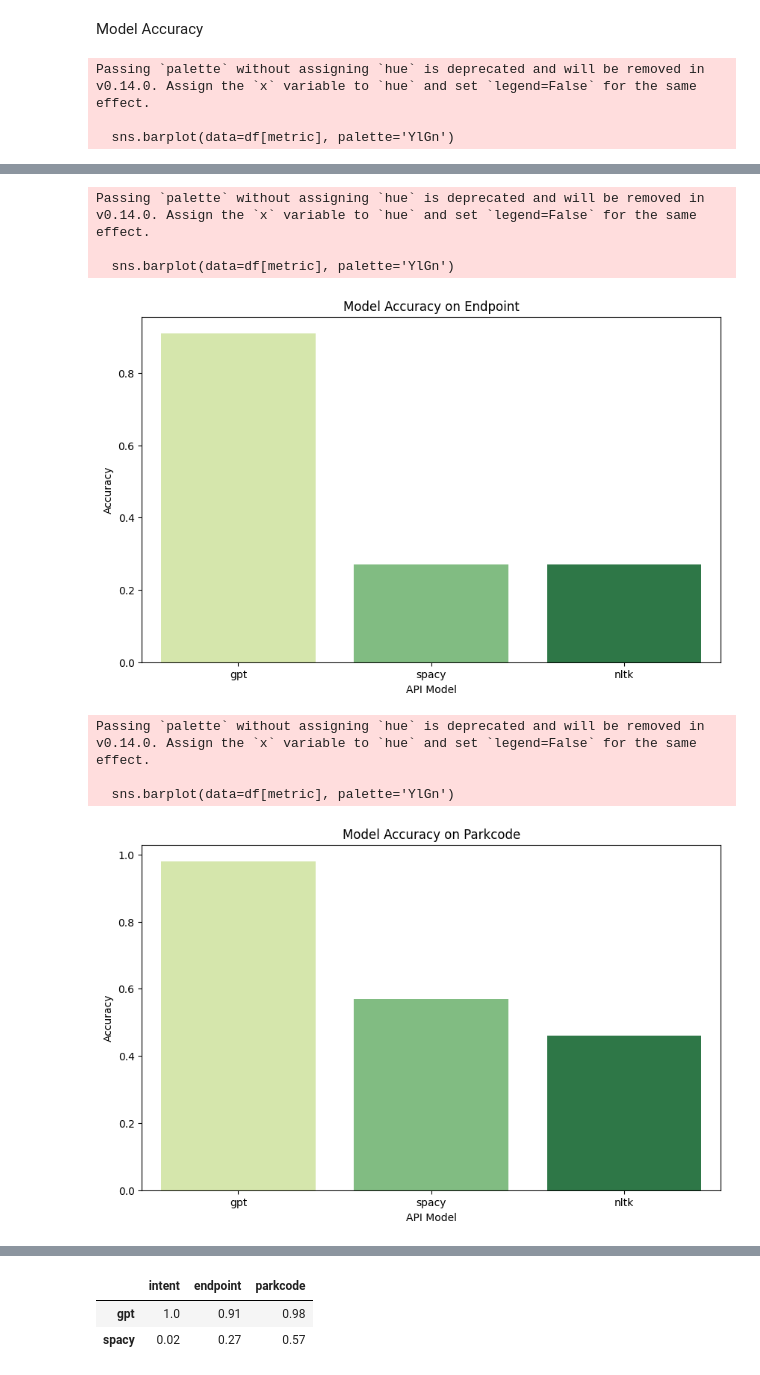
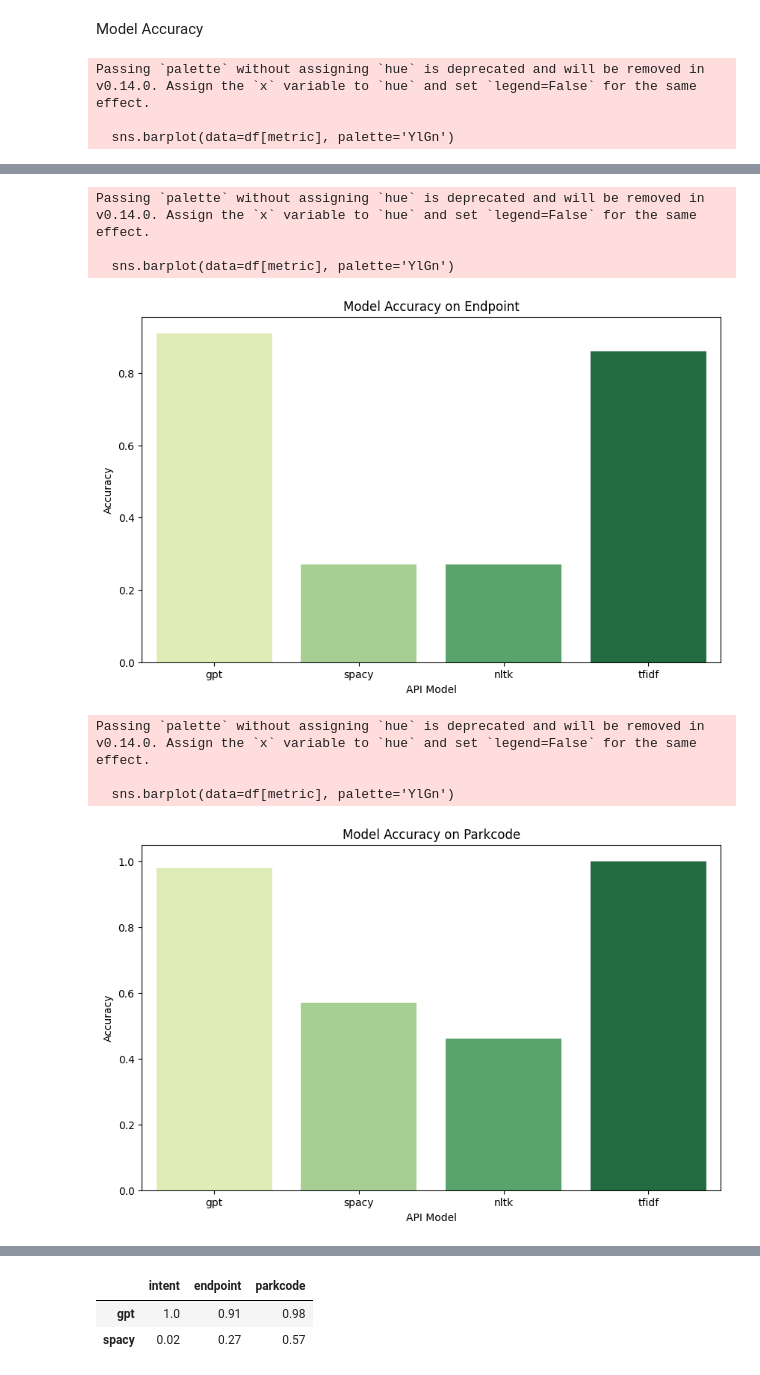
Before and after one commit to nblakkanesser/MADS_Capstone, a Jupyter notebook: 06_nps_evaluation/api_evaluation.ipynb, the cells around one changed output, grey strips where cells are left out. Drawn from its saved outputs; the diff is of its cells as text; code cells hidden in the pictures.

Commit message:
tfidf added

```diff
--- a/06_nps_evaluation/api_evaluation.ipynb
+++ b/06_nps_evaluation/api_evaluation.ipynb
@@ -112,3 +131,15 @@ test_data = add_spacy(test_data)
+# %%
+def add_tfidf(query_df):
+
+    tfidf_df = query_df.apply(lambda x: tfidf_model.get_params(x['query']), result_type='expand', axis=1)
+    tfidf_df.columns = ['tfidf_endpoint', 'tfidf_parkcode', 'tfidf_intent']
+    query_df = pd.concat([query_df, tfidf_df], axis=1)
+    query_df = query_df.fillna('none')
+
+    return query_df
+# %%
+test_data = add_tfidf(test_data)
+#1.4s for 100 samples - no api call
 # %%
 test_data.to_pickle("new_test.pkl")
 # %%
@@ -140,7 +171,7 @@ def model_accuracy (df, metrics, models):
         plot_accuracy(acc_df, metric)
     return acc_df
 
-accuracy_df = model_accuracy(test_data, ['intent', 'endpoint', 'parkcode'], ['gpt', 'spacy', 'nltk'])
+accuracy_df = model_accuracy(test_data, ['intent', 'endpoint', 'parkcode'], ['gpt', 'spacy', 'nltk', 'tfidf'])
 # %% [output]
 Passing `palette` without assigning `hue` is deprecated and will be removed in v0.14.0. Assign the `x` variable to `hue` and set `legend=False` for the same effect.
 
@@ -149,11 +180,11 @@ Passing `palette` without assigning `hue` is deprecated and will be removed in v
 Passing `palette` without assigning `hue` is deprecated and will be removed in v0.14.0. Assign the `x` variable to `hue` and set `legend=False` for the same effect.
 
   sns.barplot(data=df[metric], palette='YlGn')
-[figure, old version]
+[figure, new version]
 Passing `palette` without assigning `hue` is deprecated and will be removed in v0.14.0. Assign the `x` variable to `hue` and set `legend=False` for the same effect.
 
   sns.barplot(data=df[metric], palette='YlGn')
-[figure, old version]
+[figure, new version]
 # %%
 accuracy_df
 # %% [output]
```
Also changed, not shown: parts of 11 cells of this notebook, 1 other file.
